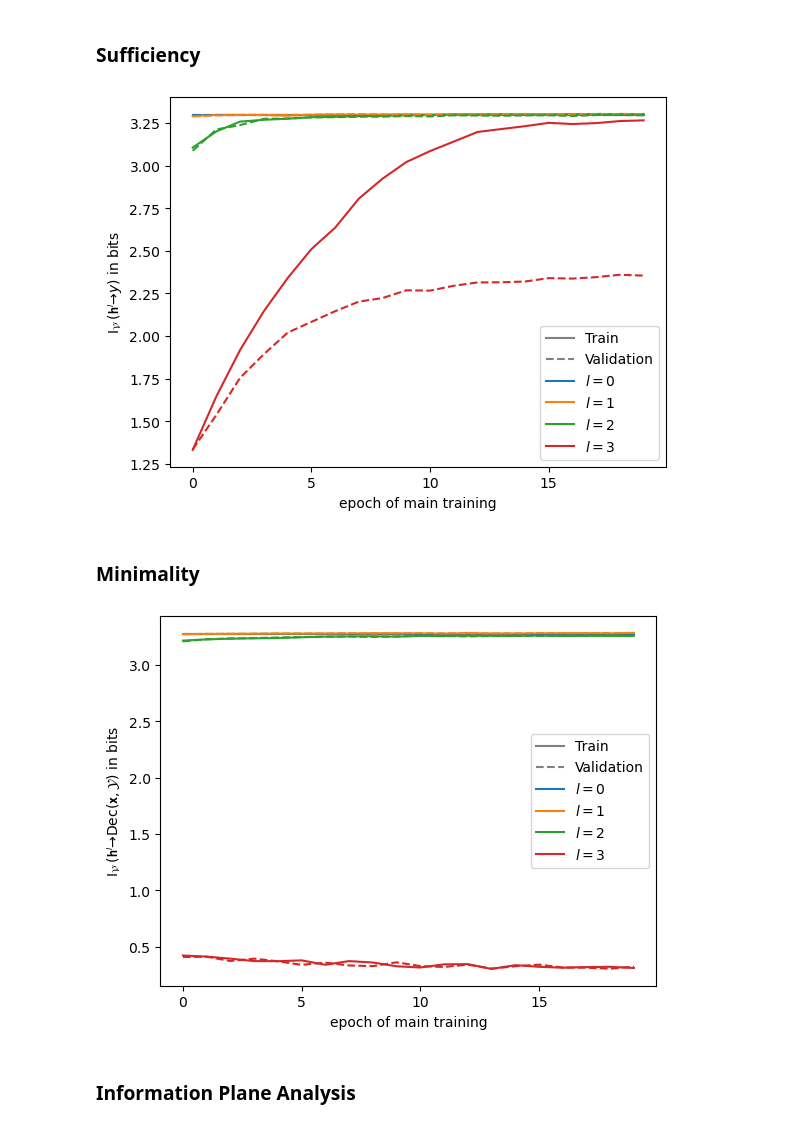
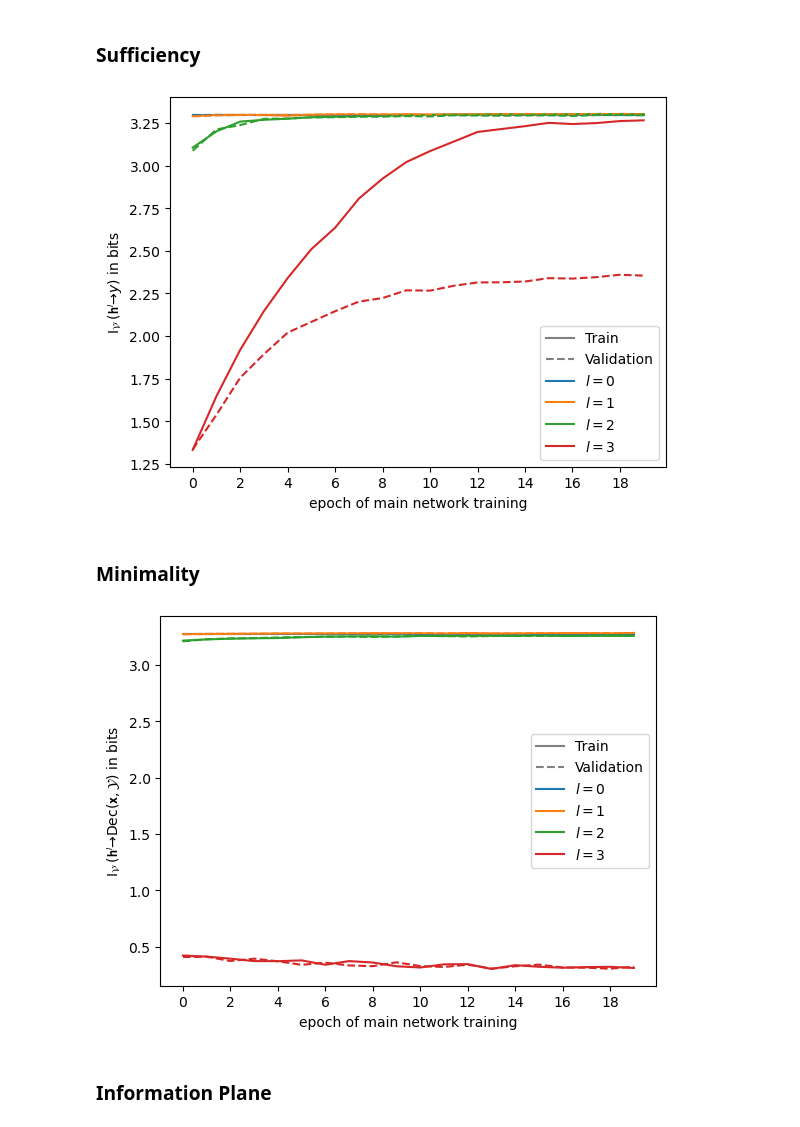
Before and after one commit to ziyong-was-taken/Compression-In-DNNs, a Jupyter notebook: plots.ipynb, the cells around one changed output. Cells and saved outputs as stored; diff of their text form; code cells hidden in the pictures.

Commit message:
adjust plots

```diff
--- a/plots.ipynb
+++ b/plots.ipynb
@@ -44,19 +48,29 @@ base_handles = [
 | 19 | 133.404861 | 137.508759 | 48.377014 | 53.576725 | 13.701825 | 23.440710 | ... |
 20 rows × 29 columns
 # %%
-def plot_metrics(columns, labels, ylabel, xlabel="epoch", dummy=False):
-    for i, dataset_cols in enumerate(columns):
+def get_cols(metric):
+    return [
+        metrics.filter(regex=f"{metric}_(layer_)?[0-9]_{dataset}").columns
+        if metric != "acc-loss"
+        else metrics.filter(like=f"{dataset}_").columns
+        for dataset in ("train", "val")
+    ]
+
+
+def plot_metrics(name, labels, ylabel, xlabel="epoch of main network training", dummy=False):
+    for i, dataset_cols in enumerate(get_cols(name)):
         if dummy:  # dummy plot to iterate colour cycle
             plt.plot([])
         plt.plot(metrics.index, metrics[dataset_cols], linestyle=["-", "--"][i])
         plt.gca().set_prop_cycle(None)
     plt.xlabel(xlabel)
-    plt.xticks(range(0, metrics.shape[0], 5))
+    plt.xticks(range(0, metrics.shape[0], 2))
     plt.ylabel(ylabel)
     plt.legend(
         base_handles + plt.gca().get_lines()[int(dummy) :],
         ["Train", "Validation"] + labels,
     )
+    plt.savefig(f"{version}/{name}.pdf", bbox_inches="tight")
     plt.show()
 # %% [markdown]
 ## Loss and Accuracy Curves
@@ -97,34 +95,24 @@ plot_metrics(
 # %% [markdown]
 ### Sufficiency
 # %%
-vsuff_cols = [
-    metrics.filter(regex=f"vsuff_[0-9]_{dataset}").columns
-    for dataset in ("train", "val")
-]
 plot_metrics(
-    vsuff_cols,
+    "vsuff",
     [rf"$l = {layer}$" for layer in (0, 1, 2, 3)],
     r"$\operatorname{I}_{\mathcal{V}ˡ}(𝗵ˡ → y)$ in bits",
-    xlabel="epoch of main training",
 )
 # %% [output]
-[figure, old version]
+[figure, new version]
 # %% [markdown]
 ### Minimality
 # %%
-vmin_cols = [
-    metrics.filter(regex=f"vmin_[0-9]_{dataset}").columns
-    for dataset in ("train", "val")
-]
 plot_metrics(
-    vmin_cols,
+    "vmin",
     [rf"$l = {layer}$" for layer in (0, 1, 2, 3)],
     r"$\operatorname{I}_{\mathcal{V}ˡ}(𝗵ˡ → \operatorname{Dec}(𝘅, \mathcal{Y})$ in bits",
-    xlabel="epoch of main training",
 )
 # %% [output]
-[figure, old version]
+[figure, new version]
 # %% [markdown]
-### Information Plane Analysis
+### Information Plane
 # %%
 for i, dataset in enumerate(("Train", "Test")):
```
Also changed, not shown: parts of 7 cells of this notebook.
